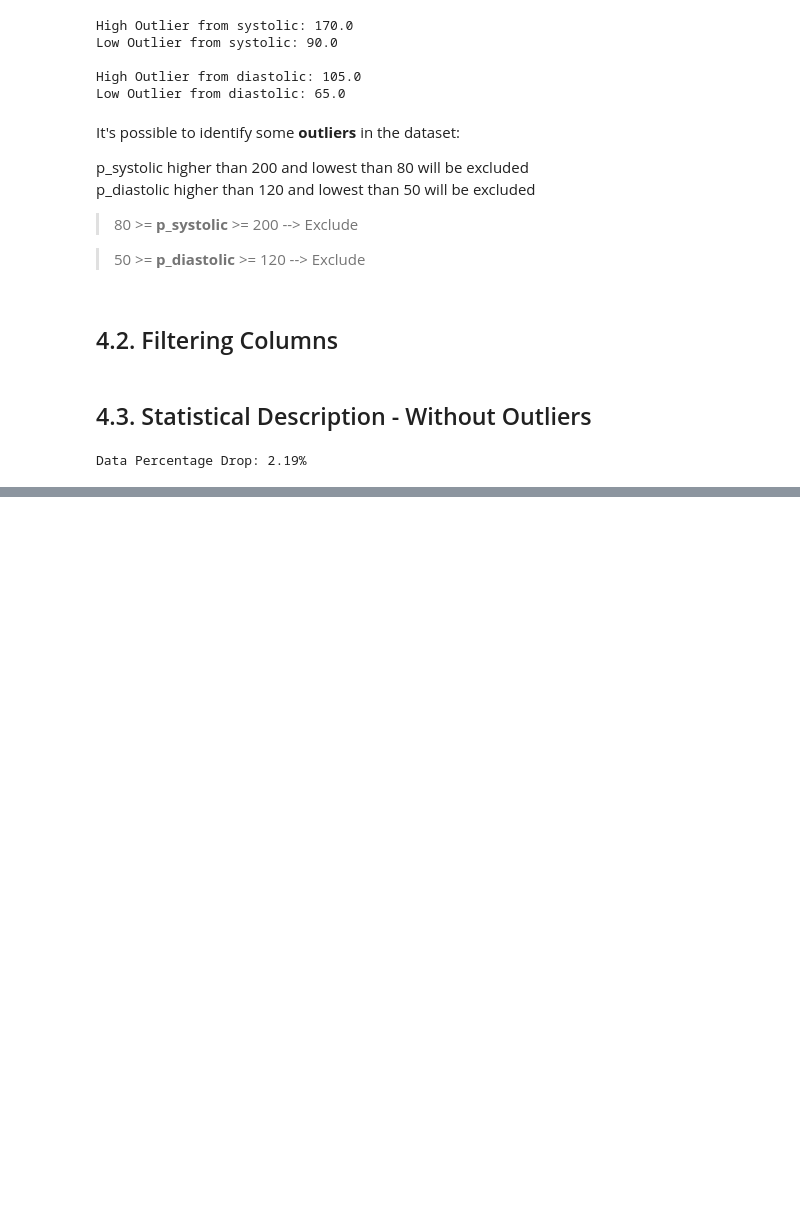
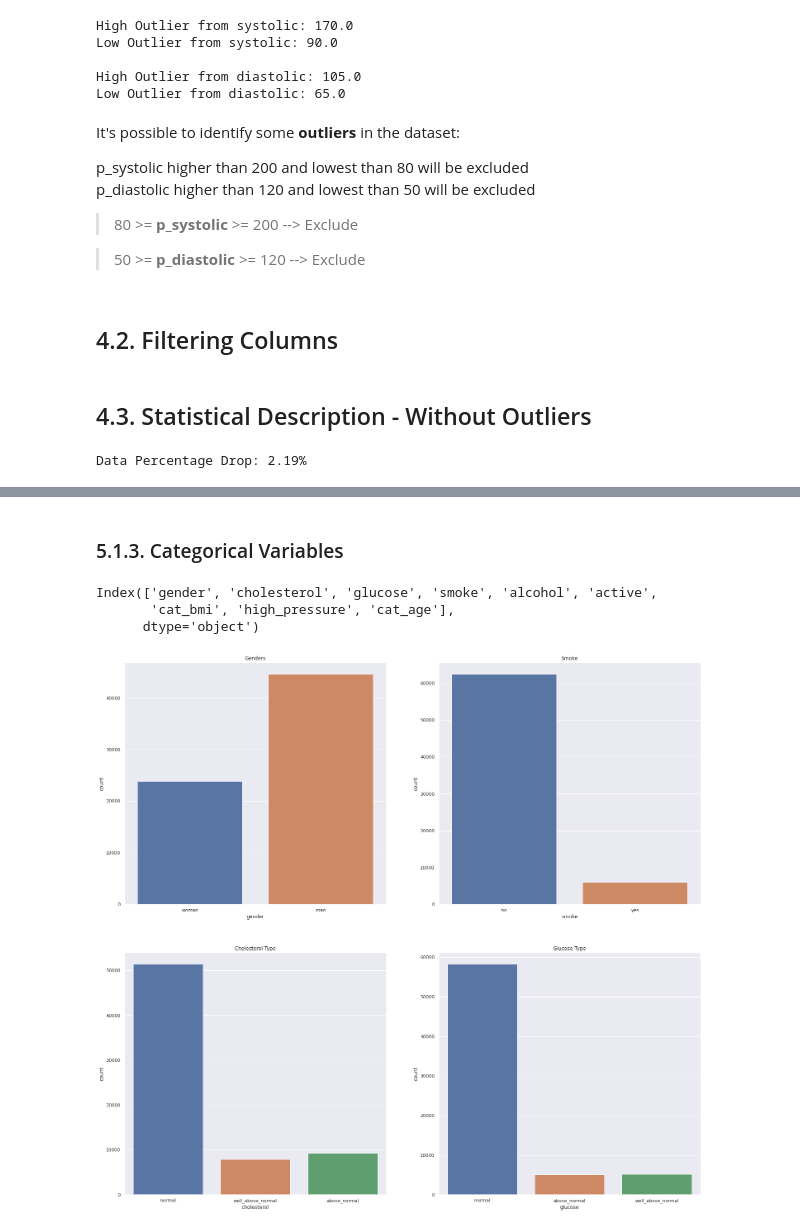
Before and after one commit to tadeucbm/cardio_catch_diseases, a Jupyter notebook: cardio_catch_diseases.ipynb, the cells around one changed output, grey strips where cells are left out. Saved outputs shown, nothing was run; the diff lists cells and outputs as text; code cells hidden in the pictures; blank space fills up the shorter version.

```diff
--- a/cardio_catch_diseases.ipynb
+++ b/cardio_catch_diseases.ipynb
@@ -670,0 +605,39 @@ sns.boxplot(y='age', x='cardio', data=df5)
+# %% [markdown]
+### 5.1.3. Categorical Variables
+# %%
+cat_attributes.columns
+# %% [output]
+Index(['gender', 'cholesterol', 'glucose', 'smoke', 'alcohol', 'active',
+       'cat_bmi', 'high_pressure', 'cat_age'],
+      dtype='object')
+# %%
+grid = plt.GridSpec(2, 2)
+
+# gender
+plt.subplot(grid[0, 0])
+sns.countplot(x='gender', data=df5)
+plt.title('Genders')
+
+# smoke
+plt.subplot(grid[0, 1])
+sns.countplot(x='smoke', data=df5)
+plt.title('Smoke')
+
+# cholesterol
+plt.subplot(grid[1, 0])
+sns.countplot(x='cholesterol', data=df5)
+plt.title('Cholesterol Type')
+
+# glucose
+plt.subplot(grid[1, 1])
+sns.countplot(x='glucose', data=df5)
+plt.title('Glucose Type')
+
+plt.subplots_adjust(left=0.125,
+                    bottom=0.01,
+                    right=0.9,
+                    top=1.5,
+                    wspace=0.2,
+                    hspace=0.20)
+# %% [output]
+[figure, added]
```
Also changed, not shown: parts of 54 cells of this notebook.
